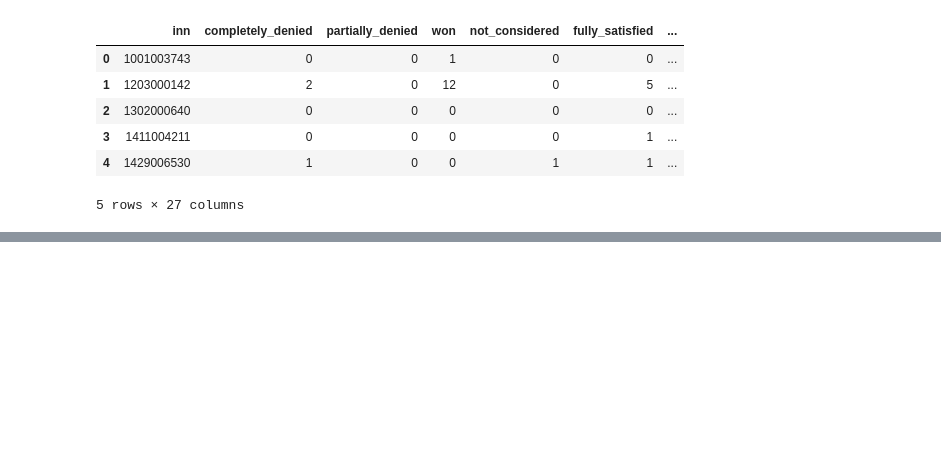
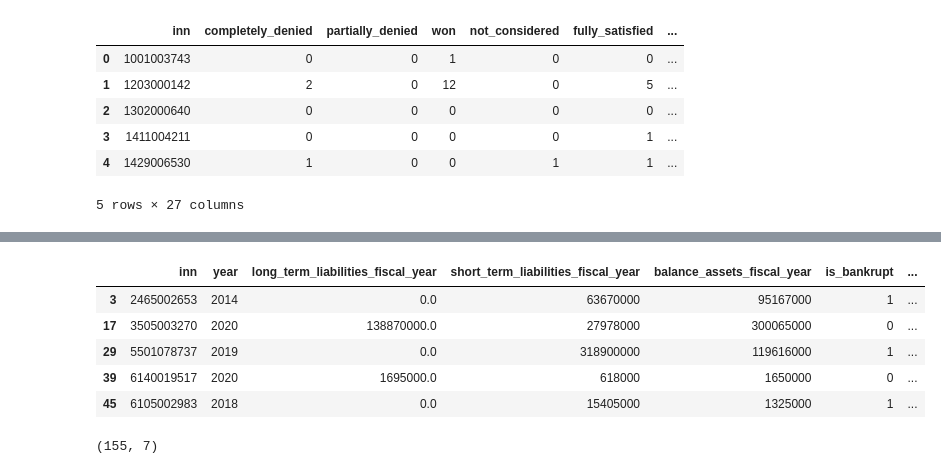
Before and after one commit to nidemidovich/bankruptcy_prediction, a Jupyter notebook: notebook.ipynb, the cells around one changed output, grey strips where cells are left out. Cells and saved outputs as stored; diff of their text form; code cells hidden in the pictures; blank space fills up the shorter version.

```diff
--- a/notebook.ipynb
+++ b/notebook.ipynb
@@ -267,0 +315,16 @@ df_accounts = df_accounts[df_accounts['inn'].isin(result_df_by_cases['inn'].uniq
+# %%
+merged_accounts = merged_accounts[~((merged_accounts['is_bankrupt'] == 1) & (merged_accounts['year'] > merged_accounts['bancrupt_year']))]
+# %%
+merged_accounts = merged_accounts.drop_duplicates(subset='inn', keep='last')
+merged_accounts.head()
+# %% [output]
+|  | inn | year | long_term_liabilities_fiscal_year | short_term_liabilities_fiscal_year | balance_assets_fiscal_year | is_bankrupt | ... |
+| 3 | 2465002653 | 2014 | 0.0 | 63670000 | 95167000 | 1 | ... |
+| 17 | 3505003270 | 2020 | 138870000.0 | 27978000 | 300065000 | 0 | ... |
+| 29 | 5501078737 | 2019 | 0.0 | 318900000 | 119616000 | 1 | ... |
+| 39 | 6140019517 | 2020 | 1695000.0 | 618000 | 1650000 | 0 | ... |
+| 45 | 6105002983 | 2018 | 0.0 | 15405000 | 1325000 | 1 | ... |
+# %%
+merged_accounts.shape
+# %% [output]
+(155, 7)
```
Also changed, not shown: parts of 10 cells of this notebook.
